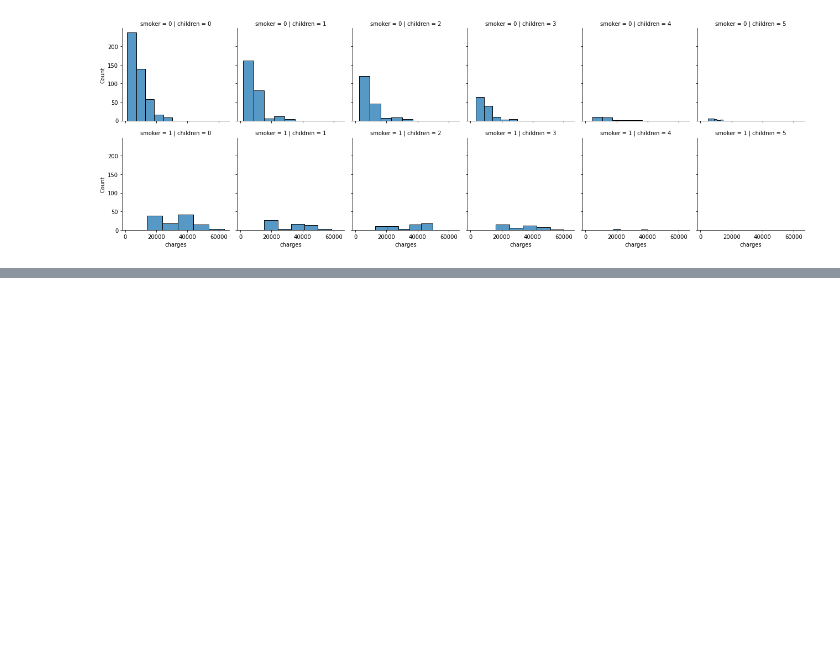
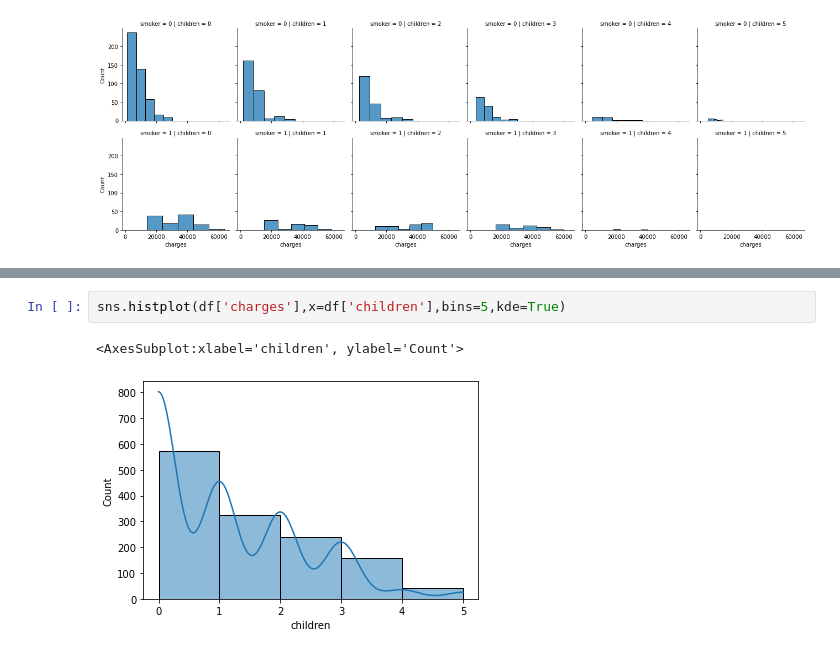
Before and after one commit to bbahmed01/GoMycode_AI, a Jupyter notebook: 5th try.ipynb, the cells around one changed output, grey strips where cells are left out. Saved outputs shown, nothing was run; the diff lists cells and outputs as text; blank space fills up the shorter version.

```diff
--- a/5th try.ipynb
+++ b/5th try.ipynb
@@ -133,0 +158,5 @@ and people who have a high number of children and do smoke have in fact a higher
+# %%
+sns.histplot(df['charges'],x=df['children'],bins=5,kde=True)
+# %% [output]
+<AxesSubplot:xlabel='children', ylabel='Count'>
+[figure, added]
```
Also changed, not shown: parts of 11 cells of this notebook.
